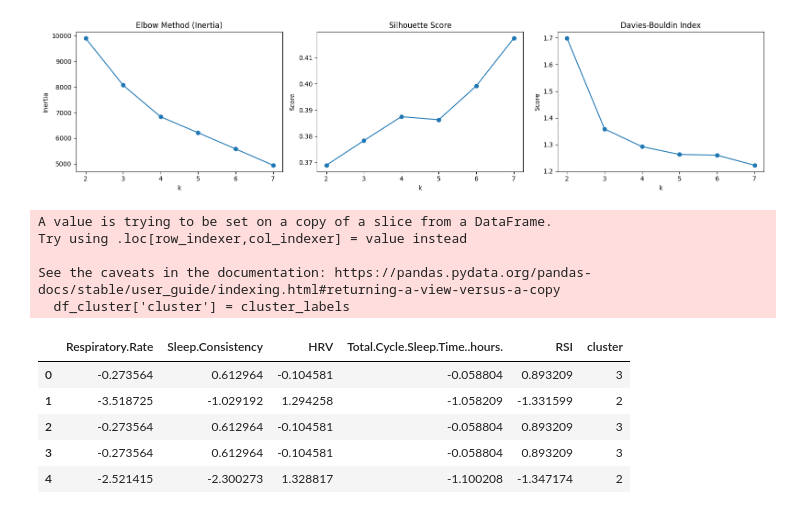
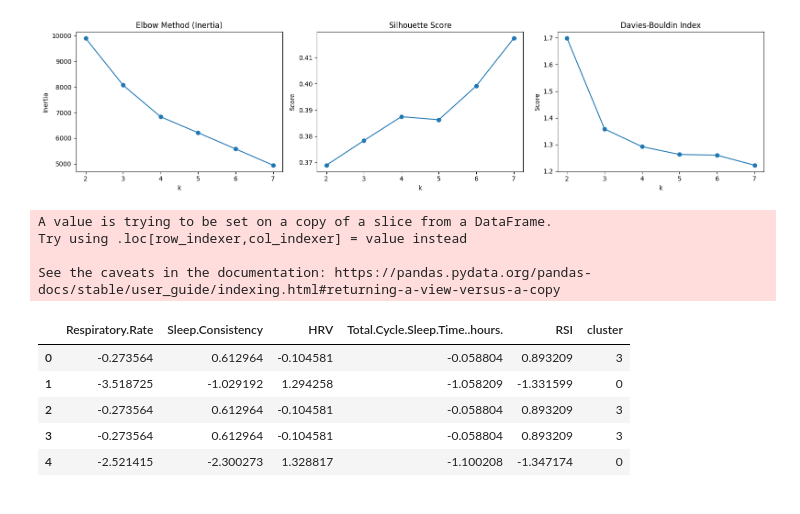
Before and after one commit to rahil247/ML_2025_6_The-OverFitters, a Jupyter notebook: Codes/TheOverFitters.ipynb, the cells around one changed output. Drawn from its saved outputs; the diff is of its cells as text; code cells hidden in the pictures.

```diff
--- a/Codes/TheOverFitters.ipynb
+++ b/Codes/TheOverFitters.ipynb
@@ -468,22 +468,21 @@ plt.show()
 # %% [output]
 [figure]
 # %%
-kmeans = KMeans(n_clusters=5, random_state=42)
+kmeans = KMeans(n_clusters=4, random_state=42)
 cluster_labels = kmeans.fit_predict(df_cluster[selected_features_cluster])
 df_cluster['cluster'] = cluster_labels
 df_cluster.head()
 # %% [output]
 A value is trying to be set on a copy of a slice from a DataFrame.
 Try using .loc[row_indexer,col_indexer] = value instead
 
 See the caveats in the documentation: https://pandas.pydata.org/pandas-docs/stable/user_guide/indexing.html#returning-a-view-versus-a-copy
-  df_cluster['cluster'] = cluster_labels
 |  | Respiratory.Rate | Sleep.Consistency | HRV | Total.Cycle.Sleep.Time..hours. | RSI | cluster |
 | 0 | -0.273564 | 0.612964 | -0.104581 | -0.058804 | 0.893209 | 3 |
-| 1 | -3.518725 | -1.029192 | 1.294258 | -1.058209 | -1.331599 | 2 |
+| 1 | -3.518725 | -1.029192 | 1.294258 | -1.058209 | -1.331599 | 0 |
 | 2 | -0.273564 | 0.612964 | -0.104581 | -0.058804 | 0.893209 | 3 |
 | 3 | -0.273564 | 0.612964 | -0.104581 | -0.058804 | 0.893209 | 3 |
-| 4 | -2.521415 | -2.300273 | 1.328817 | -1.100208 | -1.347174 | 2 |
+| 4 | -2.521415 | -2.300273 | 1.328817 | -1.100208 | -1.347174 | 0 |
 # %%
 cluster_counts = df_cluster['cluster'].value_counts().sort_index()
 
```
Also changed, not shown: parts of 5 cells of this notebook, 7 other files.
